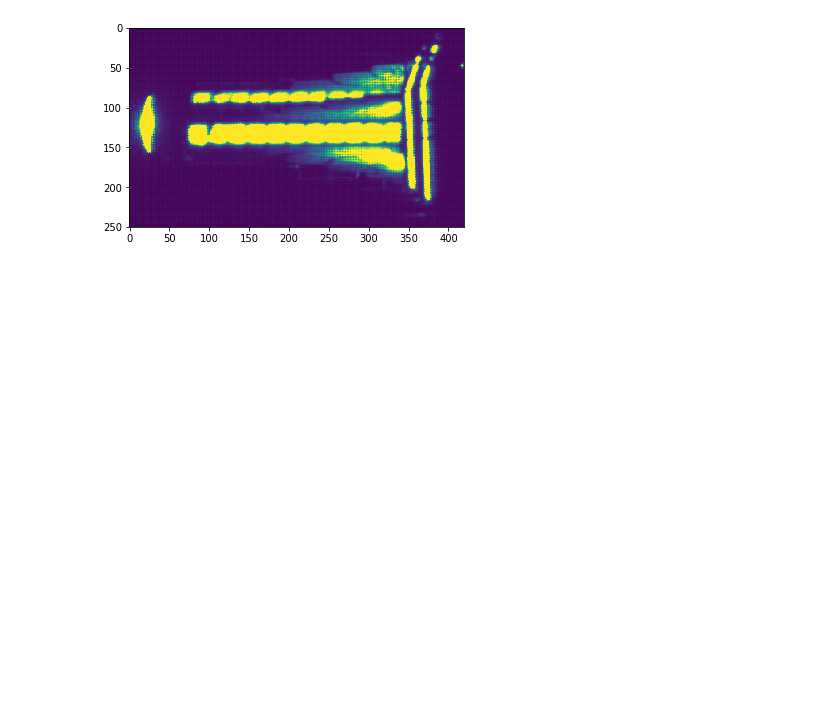
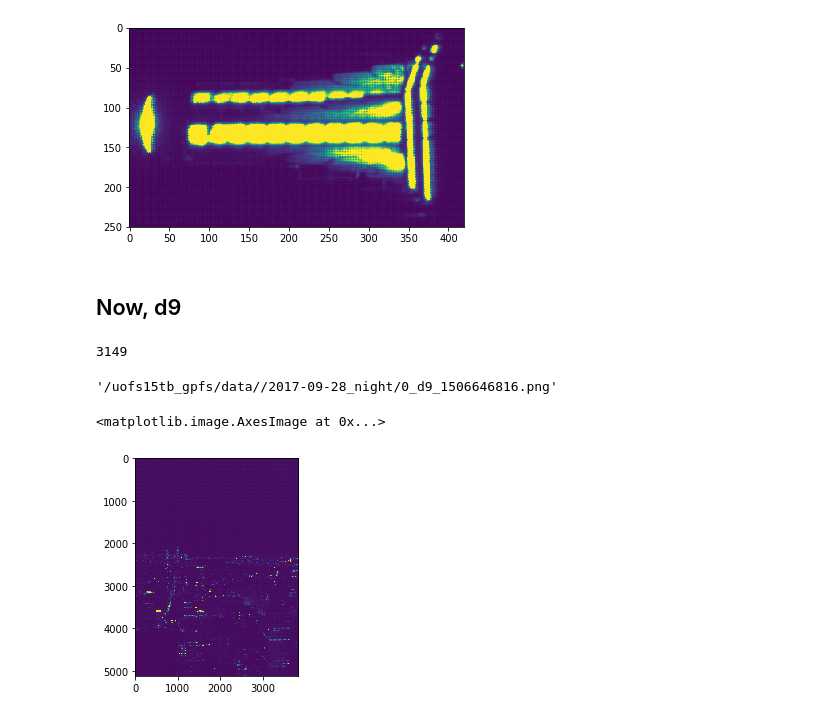
Before and after one commit to cmoscardi/independent_2018, a Jupyter notebook: image/image_explore.ipynb, the cells around one changed output. Cells and saved outputs as stored; diff of their text form; code cells hidden in the pictures; blank space fills up the shorter version.

```diff
--- a/image/image_explore.ipynb
+++ b/image/image_explore.ipynb
@@ -76,3 +76,23 @@ plt.imshow(im[six[2]:six[3],six[0]:six[1]])
 # %% [output]
 <matplotlib.image.AxesImage at 0x...>
 [figure]
+# %% [markdown]
+## Now, d9
+# %%
+dudes_d9 = sorted([f for f in glob.glob(UOFS_DIR+"/2017-09-28_night/*d9*") if "png" in f],
+               key=lambda x: int(x.split("_")[-1].split(".")[0]))
+len(dudes_d9)
+# %% [output]
+3149
+# %%
+dudes_d9[0]
+# %% [output]
+'/uofs15tb_gpfs/data//2017-09-28_night/0_d9_1506646816.png'
+# %%
+
+imf = dudes_d9[0]
+plt.imshow(np.rot90(plt.imread(imf), 3 if 'd6' in imf else 1))
+#plt.plot([weather.x1_d6, weather.x2_d6], [weather.y1_d6, weather.y2_d6], color='red')
+# %% [output]
+<matplotlib.image.AxesImage at 0x...>
+[figure, added]
```
Also changed, not shown: 3 other files.
